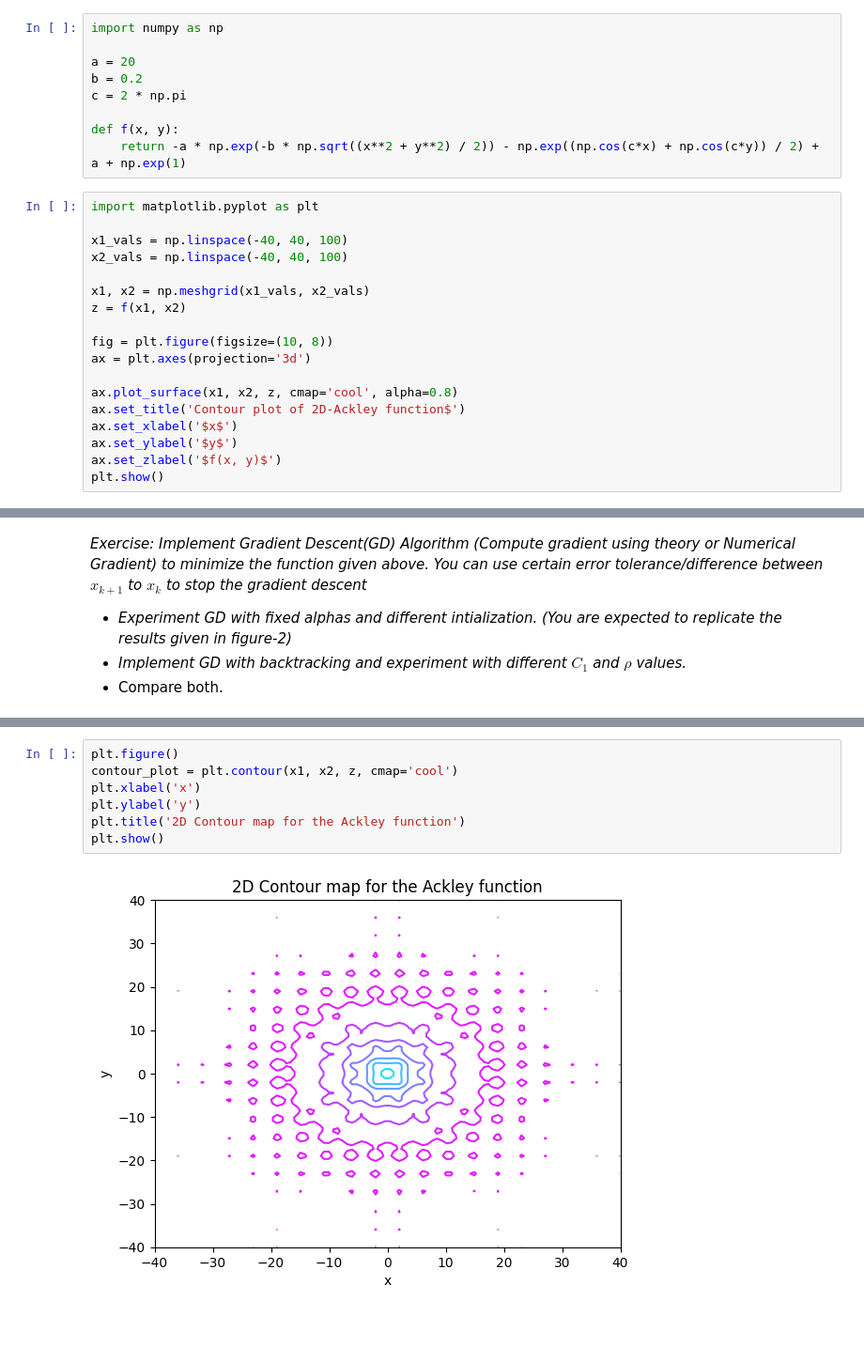
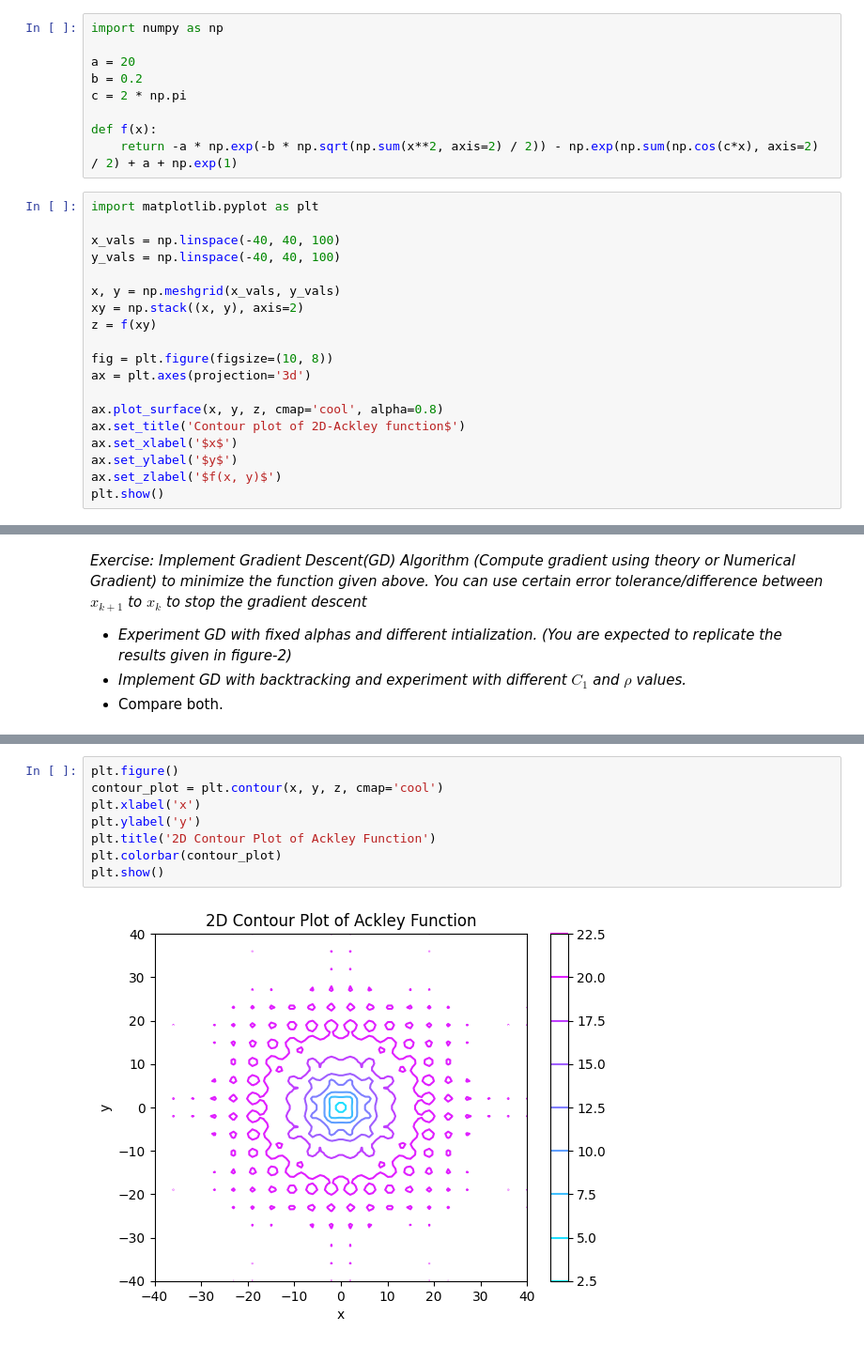
Before and after one commit to SiddharthYadav-v/DS401_Optimization_for_data_science, a Jupyter notebook: Assignment-2/solution.ipynb, the cells around one changed output, grey strips where cells are left out. Shown: that part at 94% size. Cells and saved outputs as stored; diff of their text form.

```diff
--- a/Assignment-2/solution.ipynb
+++ b/Assignment-2/solution.ipynb
@@ -9,21 +9,22 @@ a = 20
 b = 0.2
 c = 2 * np.pi
 
-def f(x, y):
-    return -a * np.exp(-b * np.sqrt((x**2 + y**2) / 2)) - np.exp((np.cos(c*x) + np.cos(c*y)) / 2) + a + np.exp(1)
+def f(x):
+    return -a * np.exp(-b * np.sqrt(np.sum(x**2, axis=2) / 2)) - np.exp(np.sum(np.cos(c*x), axis=2) / 2) + a + np.exp(1)
 # %%
 import matplotlib.pyplot as plt
 
-x1_vals = np.linspace(-40, 40, 100)
-x2_vals = np.linspace(-40, 40, 100)
+x_vals = np.linspace(-40, 40, 100)
+y_vals = np.linspace(-40, 40, 100)
 
-x1, x2 = np.meshgrid(x1_vals, x2_vals)
-z = f(x1, x2)
+x, y = np.meshgrid(x_vals, y_vals)
+xy = np.stack((x, y), axis=2)
+z = f(xy)
 
 fig = plt.figure(figsize=(10, 8))
 ax = plt.axes(projection='3d')
 
-ax.plot_surface(x1, x2, z, cmap='cool', alpha=0.8)
+ax.plot_surface(x, y, z, cmap='cool', alpha=0.8)
 ax.set_title('Contour plot of 2D-Ackley function$')
 ax.set_xlabel('$x$')
 ax.set_ylabel('$y$')
@@ -53,10 +54,11 @@ def numericalGrad(funObj, w, epsilon):
     return grad
 # %%
 plt.figure()
-contour_plot = plt.contour(x1, x2, z, cmap='cool')
+contour_plot = plt.contour(x, y, z, cmap='cool')
 plt.xlabel('x')
 plt.ylabel('y')
-plt.title('2D Contour map for the Ackley function')
+plt.title('2D Contour Plot of Ackley Function')
+plt.colorbar(contour_plot)
 plt.show()
 # %% [output]
-[figure, old version]
+[figure, new version]
```
Also changed, not shown: parts of 3 cells of this notebook.
